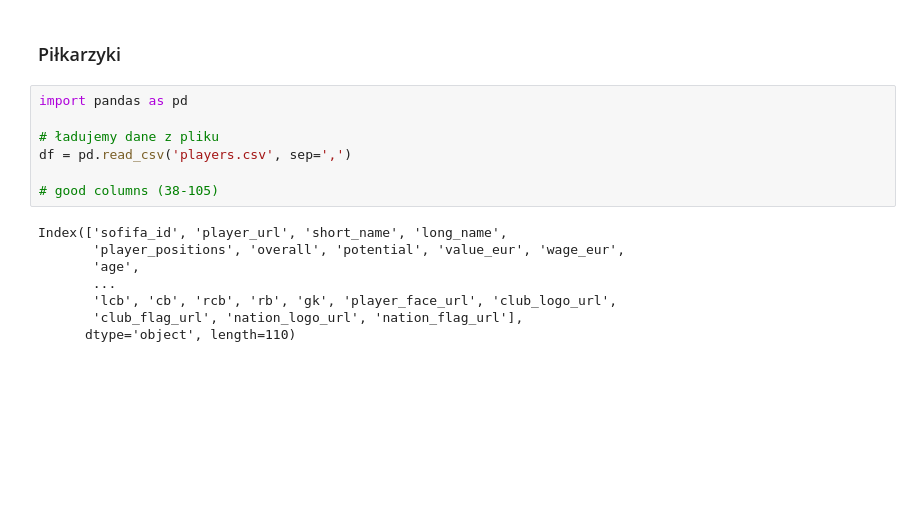
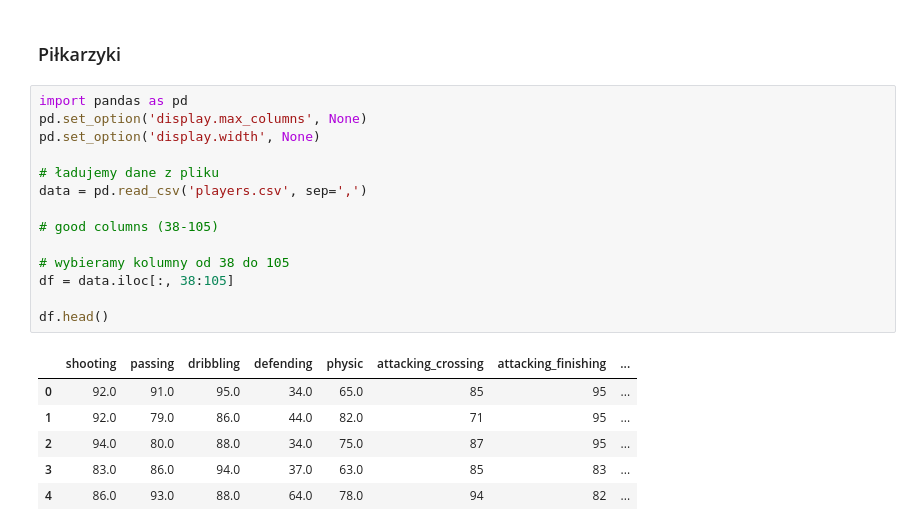
Before and after one commit to kappa243/puma_python, a Jupyter notebook: lab4/lab4.ipynb, the cells around one changed output. Saved outputs shown, nothing was run; the diff lists cells and outputs as text; blank space fills up the shorter version.

```diff
--- a/lab4/lab4.ipynb
+++ b/lab4/lab4.ipynb
@@ -314,16 +311,22 @@ Adjusted Mutual Information: 0.9549359843878408
 ### Piłkarzyki
 # %%
 import pandas as pd
+pd.set_option('display.max_columns', None)
+pd.set_option('display.width', None)
 
 # ładujemy dane z pliku
-df = pd.read_csv('players.csv', sep=',')
+data = pd.read_csv('players.csv', sep=',')
 
 # good columns (38-105)
+
+# wybieramy kolumny od 38 do 105
+df = data.iloc[:, 38:105]
+
+df.head()
 # %% [output]
-Index(['sofifa_id', 'player_url', 'short_name', 'long_name',
-       'player_positions', 'overall', 'potential', 'value_eur', 'wage_eur',
-       'age',
-       ...
-       'lcb', 'cb', 'rcb', 'rb', 'gk', 'player_face_url', 'club_logo_url',
-       'club_flag_url', 'nation_logo_url', 'nation_flag_url'],
-      dtype='object', length=110)
+|  | shooting | passing | dribbling | defending | physic | attacking_crossing | attacking_finishing | ... |
+| 0 | 92.0 | 91.0 | 95.0 | 34.0 | 65.0 | 85 | 95 | ... |
+| 1 | 92.0 | 79.0 | 86.0 | 44.0 | 82.0 | 71 | 95 | ... |
+| 2 | 94.0 | 80.0 | 88.0 | 34.0 | 75.0 | 87 | 95 | ... |
+| 3 | 83.0 | 86.0 | 94.0 | 37.0 | 63.0 | 85 | 83 | ... |
+| 4 | 86.0 | 93.0 | 88.0 | 64.0 | 78.0 | 94 | 82 | ... |
```
Also changed, not shown: parts of 15 cells of this notebook.
